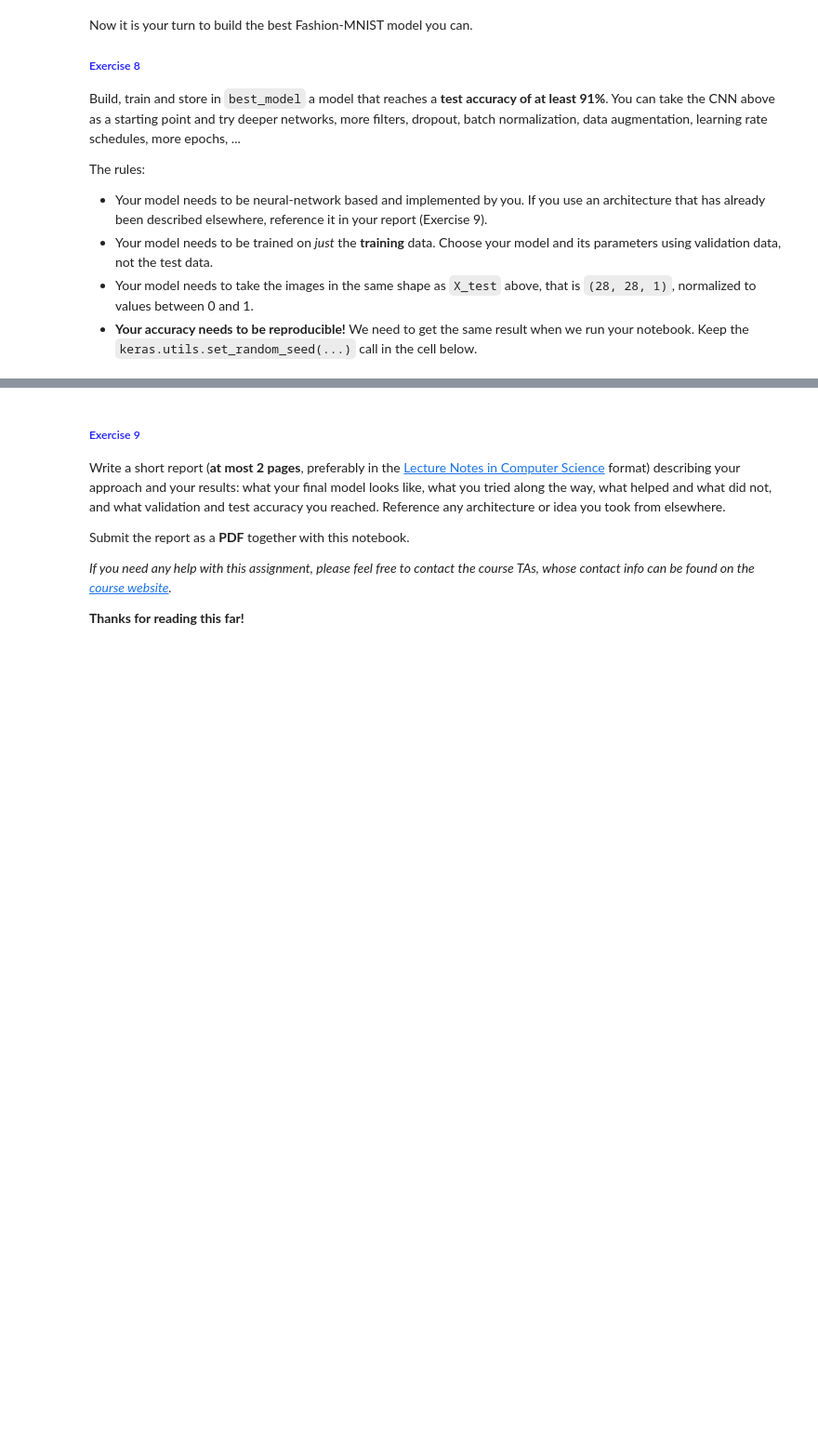
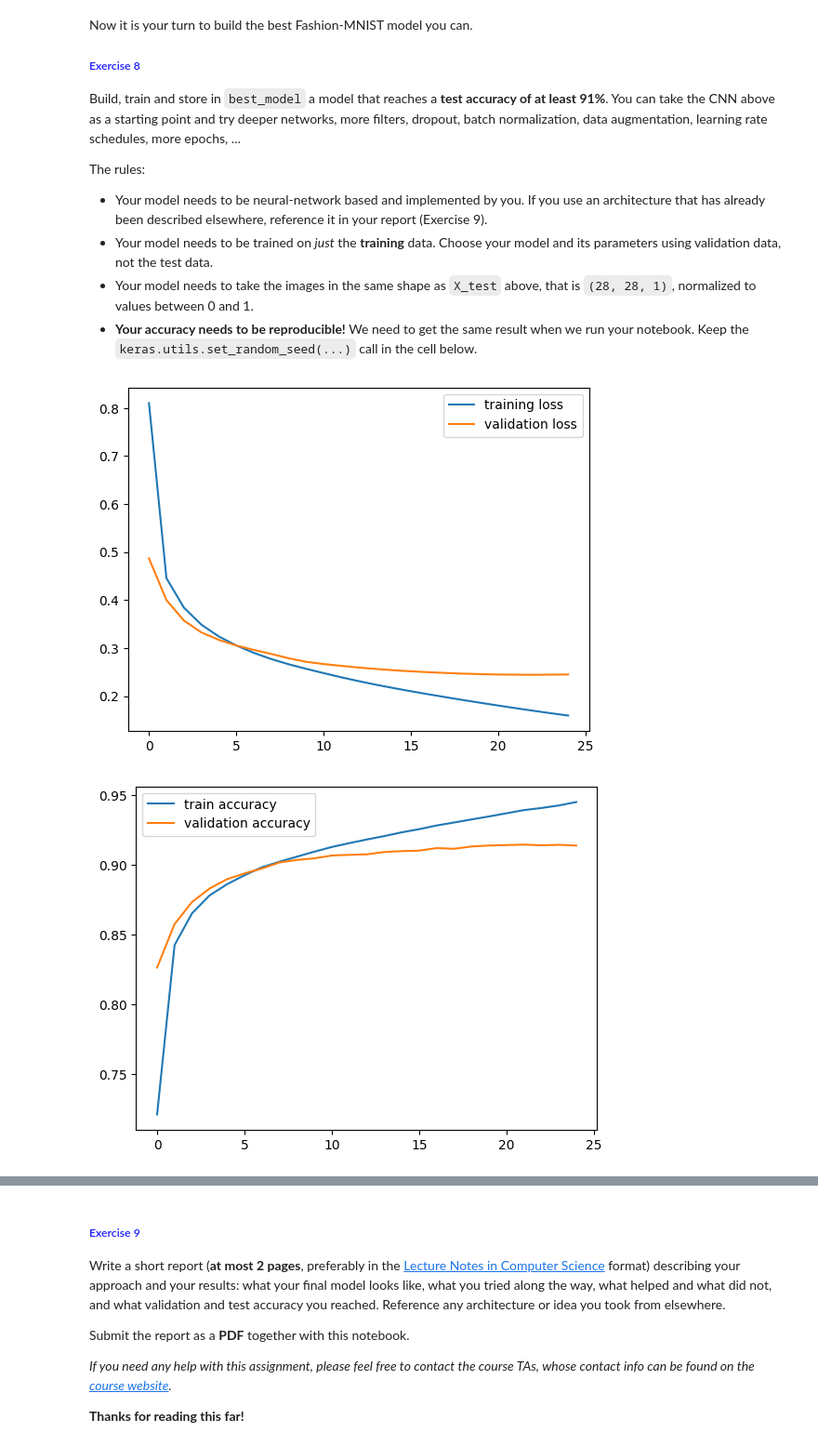
Before and after one commit to hudo16-38/ml_exercises, a Jupyter notebook: assignment3/neural_networks.ipynb, the cells around one changed output, grey strips where cells are left out. Shown at 93% size. Saved outputs shown, nothing was run; the diff lists cells and outputs as text; code cells hidden in the pictures; blank space fills up the shorter version.

```diff
--- a/assignment3/neural_networks.ipynb
+++ b/assignment3/neural_networks.ipynb
@@ -529,3 +569,24 @@ best_model = ...
+# %%
+keras.utils.set_random_seed(42)
+
+best_model = keras.Sequential([
+    keras.Input(shape=(28, 28, 1)),
+    layers.Conv2D(32, kernel_size=(3, 3), activation='relu'),
+    layers.Conv2D(64, kernel_size=(3, 3), activation='relu'),
+    layers.MaxPooling2D(pool_size=(2, 2)),
+    layers.Flatten(),
+    layers.Dense(16, activation='linear'),
+    layers.Dense(10, activation='softmax'),
+])
+
+best_model.compile(loss='categorical_crossentropy', optimizer=Adam(0.0005), metrics=['accuracy'])
+
+history = best_model.fit(X_train, to_categorical(y_train), epochs=25, batch_size=512,
+                  validation_split=0.1, verbose=False)
+plot_history(history)
+# %% [output]
+[figure, added]
+[figure, added]
 # %%
 test_score = best_model.evaluate(X_test, to_categorical(y_test))
 print("\n\ntest loss: {} | test acc: {}".format(test_score[0], test_score[1]))
```
Also changed, not shown: parts of 7 cells of this notebook.
